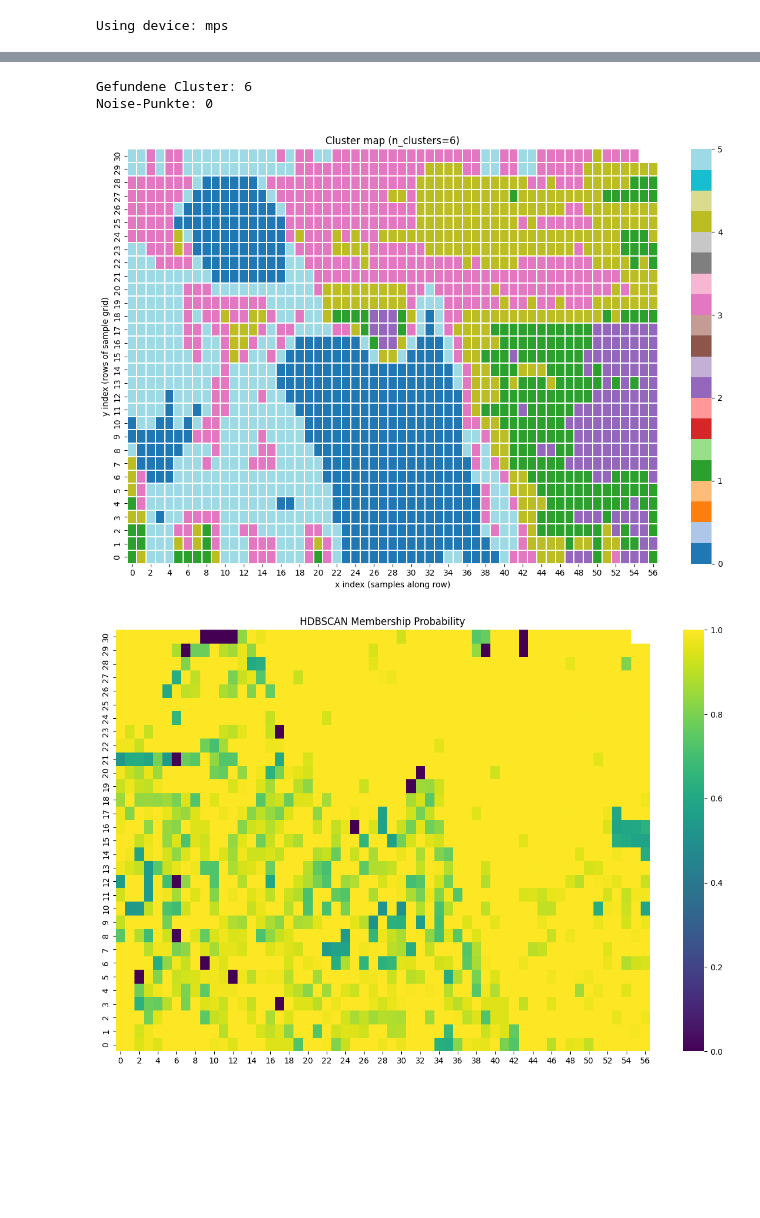
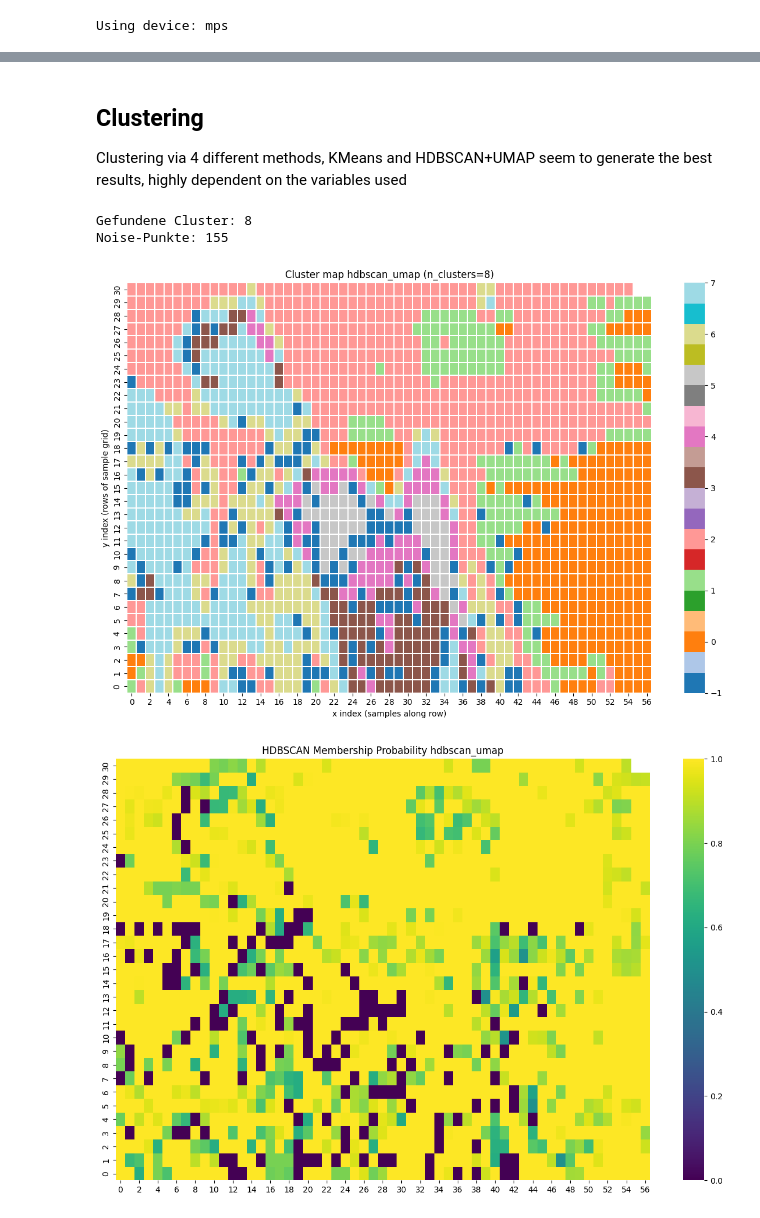
Before and after one commit to Torbus2025/photoemission_quality, a Jupyter notebook: 3_Model/selfsupervised2.ipynb, the cells around one changed output, grey strips where cells are left out. Drawn from its saved outputs; the diff is of its cells as text; code cells hidden in the pictures; blank space fills up the shorter version.

Commit message:
clustering changed

```diff
--- a/3_Model/selfsupervised2.ipynb
+++ b/3_Model/selfsupervised2.ipynb
@@ -281,3 +293,6 @@ Python(33338) MallocStackLogging: can't turn off malloc stack logging because it
+# %% [markdown]
+## Clustering
+Clustering via 4 different methods, KMeans and HDBSCAN+UMAP seem to generate the best results, highly dependent on the variables used
 # %%
 # Cluster embeddings and plot cluster map (57 samples per row)
 import numpy as np
@@ -291,15 +306,16 @@ if 'embeddings' not in globals():
 emb_arr = np.vstack(embeddings)
 
 
-# 1. pick number of clusters: prefer number of unique labels if available
-try:
-    n_clusters = int(np.unique(y).size)
-except Exception:
-    n_clusters = min(6, emb_arr.shape[0])
+# # 1. pick number of clusters: prefer number of unique labels if available
+# try:
+#     n_clusters = int(np.unique(y).size)
+# except Exception:
+#     n_clusters = min(6, emb_arr.shape[0])
 
-# run KMeans (MiniBatch can be used for large data)
-kmeans = KMeans(n_clusters=n_clusters, random_state=42)
-clusters = kmeans.fit_predict(emb_arr)
+# # run KMeans (MiniBatch can be used for large data)
+# kmeans = KMeans(n_clusters=n_clusters, random_state=42)
+# label = 'k_means'
+# clusters = kmeans.fit_predict(emb_arr)
 ####
 
 
@@ -310,6 +326,7 @@ clusters = kmeans.fit_predict(emb_arr)
 #     metric='euclidean'
 # )
 
+# label = 'hdbscan'
 # clusters = clusterer.fit_predict(emb_arr)
 ####
 
@@ -320,20 +337,23 @@ clusters = kmeans.fit_predict(emb_arr)
 #     min_samples=8,
 #     metric='euclidean'
 # )
+
+# label = 'hdbscan_pca'
 # clusters = clusterer.fit_predict(emb_pca)
 ####
 
 # 4.
-# emb_umap = umap.UMAP(
-#     n_neighbors=15,
-#     min_dist=0.0,
-#     metric='cosine',
-#     random_state=42
-# ).fit_transform(emb_arr)
-# clusterer = hdbscan.HDBSCAN(
-#     min_cluster_size=50,
-#     metric='euclidean'
-# )
+emb_umap = umap.UMAP(
+    n_neighbors=15,
+    min_dist=0.0,
+    metric='cosine',
+    random_state=42
+).fit_transform(emb_arr)
+clusterer = hdbscan.HDBSCAN(
+    min_cluster_size=50,
+    metric='euclidean'
+)
+label = 'hdbscan_umap'
 clusters = clusterer.fit_predict(emb_umap)
 ####
 
@@ -350,38 +370,39 @@ cluster_map = clusters_padded.reshape(-1, width)
 
 plt.figure(figsize=(12,8))
 ax = sns.heatmap(cluster_map, cmap='tab20', cbar=True, linecolor='white', linewidths=0.01)
 ax.invert_yaxis()
-plt.title(f'Cluster map (n_clusters={n_clusters})')
+plt.title(f'Cluster map {label} (n_clusters={n_clusters})')
 plt.xlabel('x index (samples along row)')
 plt.ylabel('y index (rows of sample grid)')
 plt.tight_layout()
 plt.show()
 
 # save cluster assignments
 #np.save('clusters.npy', clusters)
 
 probabilities = clusterer.probabilities_
 
 prob_map = np.pad(
     probabilities,
     (0, pad),
     constant_values=np.nan
 ).reshape(-1, width)
 
 plt.figure(figsize=(12,8))
 
 ax = sns.heatmap(
     prob_map,
     cmap='viridis'
 )
 
 ax.invert_yaxis()
 
-plt.title('HDBSCAN Membership Probability')
-plt.tight_layout()
-plt.show()
+if label != 'k_means':
+    plt.title(f'HDBSCAN Membership Probability {label}')
+    plt.tight_layout()
+    plt.show()
 # %% [output]
-Gefundene Cluster: 6
-Noise-Punkte: 0
+Gefundene Cluster: 8
+Noise-Punkte: 155
-[figure, old version]
+[figure, new version]
-[figure, old version]
+[figure, new version]
```
Also changed, not shown: parts of 10 cells of this notebook.
